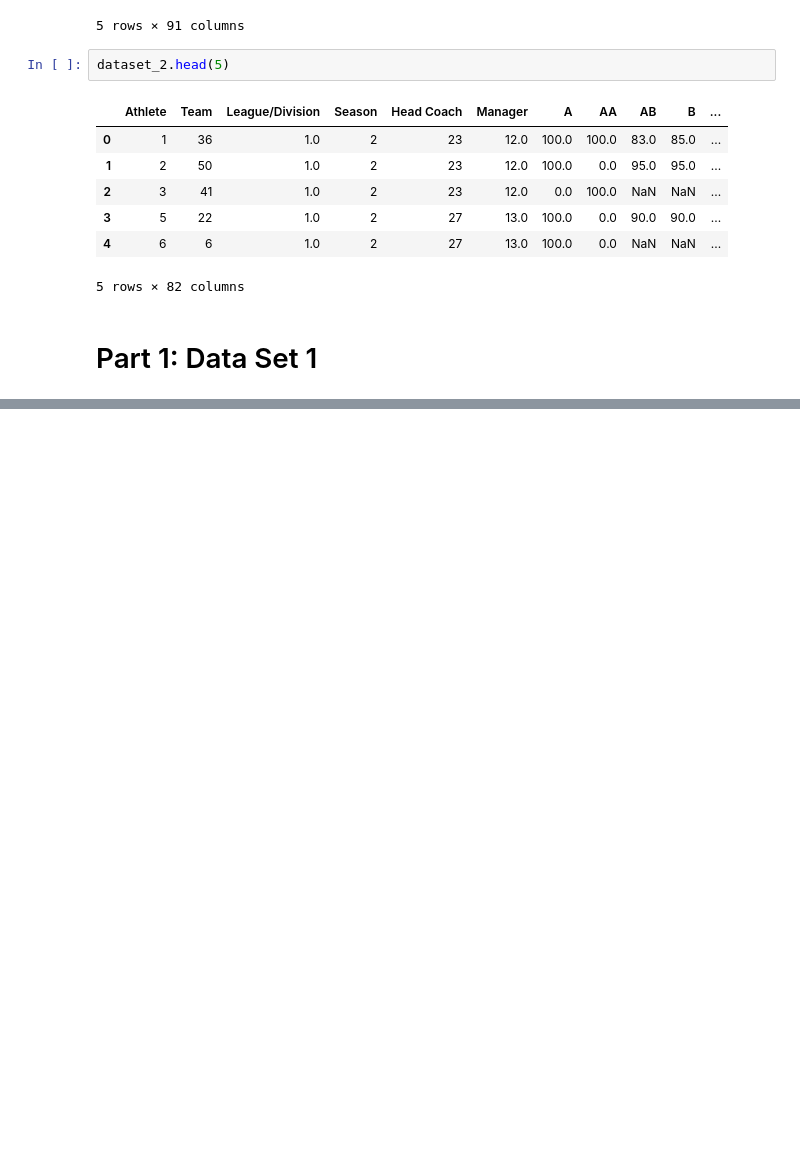
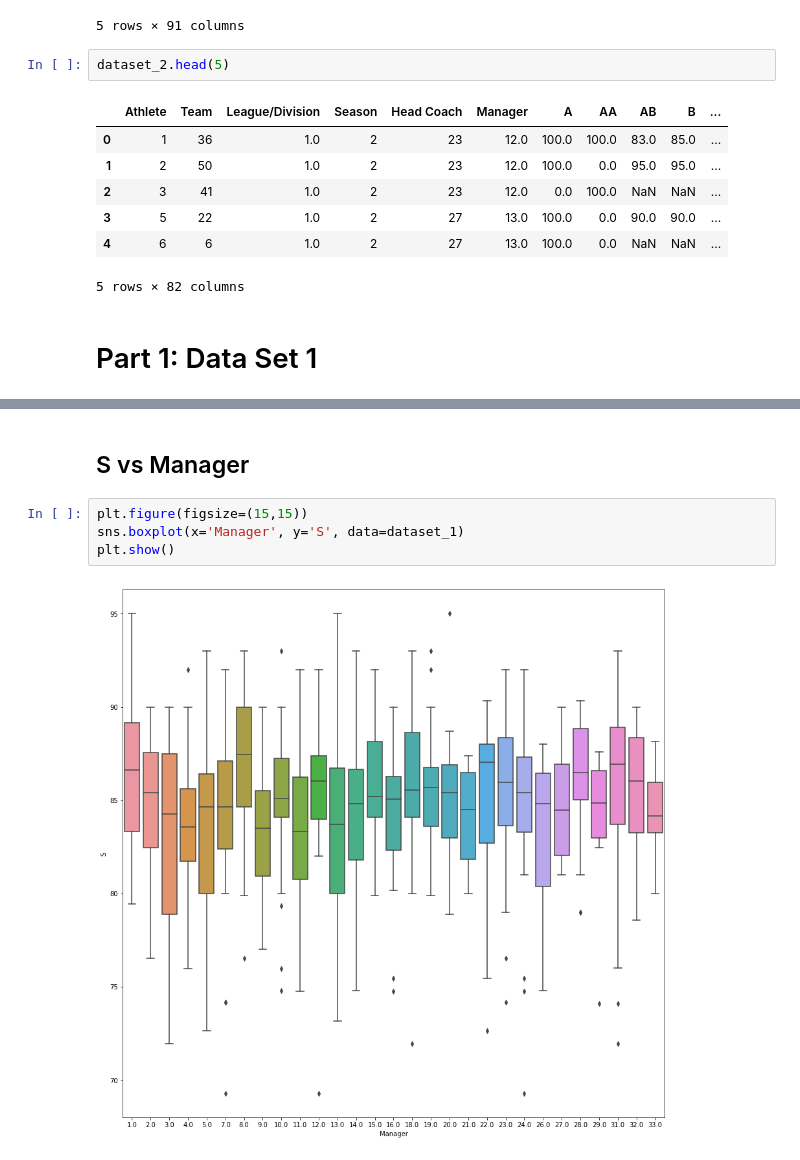
Before and after one commit to Didanny/EECE-464-Project, a Jupyter notebook: Project.ipynb, the cells around one changed output, grey strips where cells are left out. Saved outputs shown, nothing was run; the diff lists cells and outputs as text; blank space fills up the shorter version.

```diff
--- a/Project.ipynb
+++ b/Project.ipynb
@@ -37,0 +55,8 @@ dataset_2.head(5)
+# %% [markdown]
+## S vs Manager
+# %%
+plt.figure(figsize=(15,15))
+sns.boxplot(x='Manager', y='S', data=dataset_1)
+plt.show()
+# %% [output]
+[figure, added]
```
Also changed, not shown: parts of 32 cells of this notebook.
